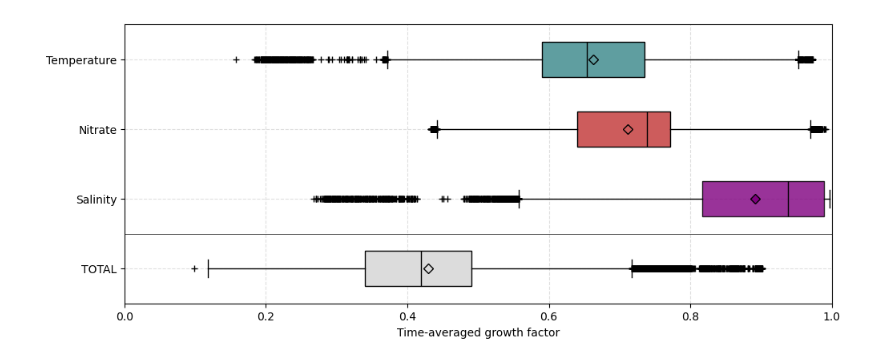
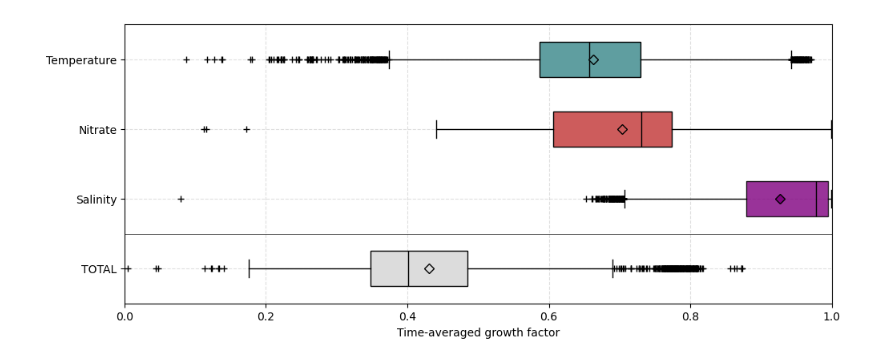
Before and after one commit to Parcels-code/Sargassum_growth_model, a Jupyter notebook: Manuscript_Figures/Figure4.ipynb, the cells around one changed output. Saved outputs shown, nothing was run; the diff lists cells and outputs as text; code cells hidden in the pictures.

Commit message:
Update Figure 4 to larger domain

```diff
--- a/Manuscript_Figures/Figure4.ipynb
+++ b/Manuscript_Figures/Figure4.ipynb
@@ -14,33 +15,44 @@ df = parcels.read_particlefile("Simulations/Simulation_Satellite_kN_0.001.parque
 # %%
 plt.figure(figsize=(10, 4), constrained_layout=True)
 
-vars = ['limitation', 'lim_salinity', 'lim_no3', 'lim_temp']
+vars = ['limitation', 'lim_salinity', 'lim_nitrogen', 'lim_temperature']
 limitation_names = ['TOTAL', 'Salinity', 'Nitrate', 'Temperature']
 colors = ['gainsboro', 'purple' , 'indianred', 'cadetblue']
 alphas = [1, 0.8, 1, 1]
 
-#Boxplots with different colors
+last_time = df.select(pl.col("time").max()).item()
+df_reaching_last_time = df.filter(
+    pl.col("time").max().over("particle_id") == last_time
+)
+
 for i, var in enumerate(vars):
-    _, data = df.group_by('particle_id').agg(pl.col(var).mean())
+    data = (
+        df_reaching_last_time
+        .group_by("particle_id")
+        .agg(pl.col(var).drop_nans().mean().alias(var))
+        .get_column(var)
+        .to_numpy()
+    )
+
     plt.boxplot(
-        data,
+        data[~np.isnan(data)],
         positions=[i],
         widths=0.5,
         patch_artist=True,
         orientation='horizontal',
         boxprops=dict(facecolor=colors[i], alpha=alphas[i]),
         medianprops=dict(color='black'),
         showmeans=True,
         meanprops = dict(marker='D',markeredgecolor='black', markerfacecolor=colors[i]),
         sym='+',
     )
 
 plt.yticks(range(4) , limitation_names, rotation=0)
 plt.xlabel('Time-averaged growth factor')
 plt.xlim(0, 1)
 plt.hlines(0.5, 0, 1, colors='black', linewidth=0.5)
 plt.grid( linestyle='--', alpha=0.4)
 plt.savefig('Figures/Figure4.pdf', bbox_inches='tight', dpi=300)
 plt.show()
 # %% [output]
-[figure, old version]
+[figure, new version]
```
Also changed, not shown: parts of 1 cell of this notebook, 1 other file.
